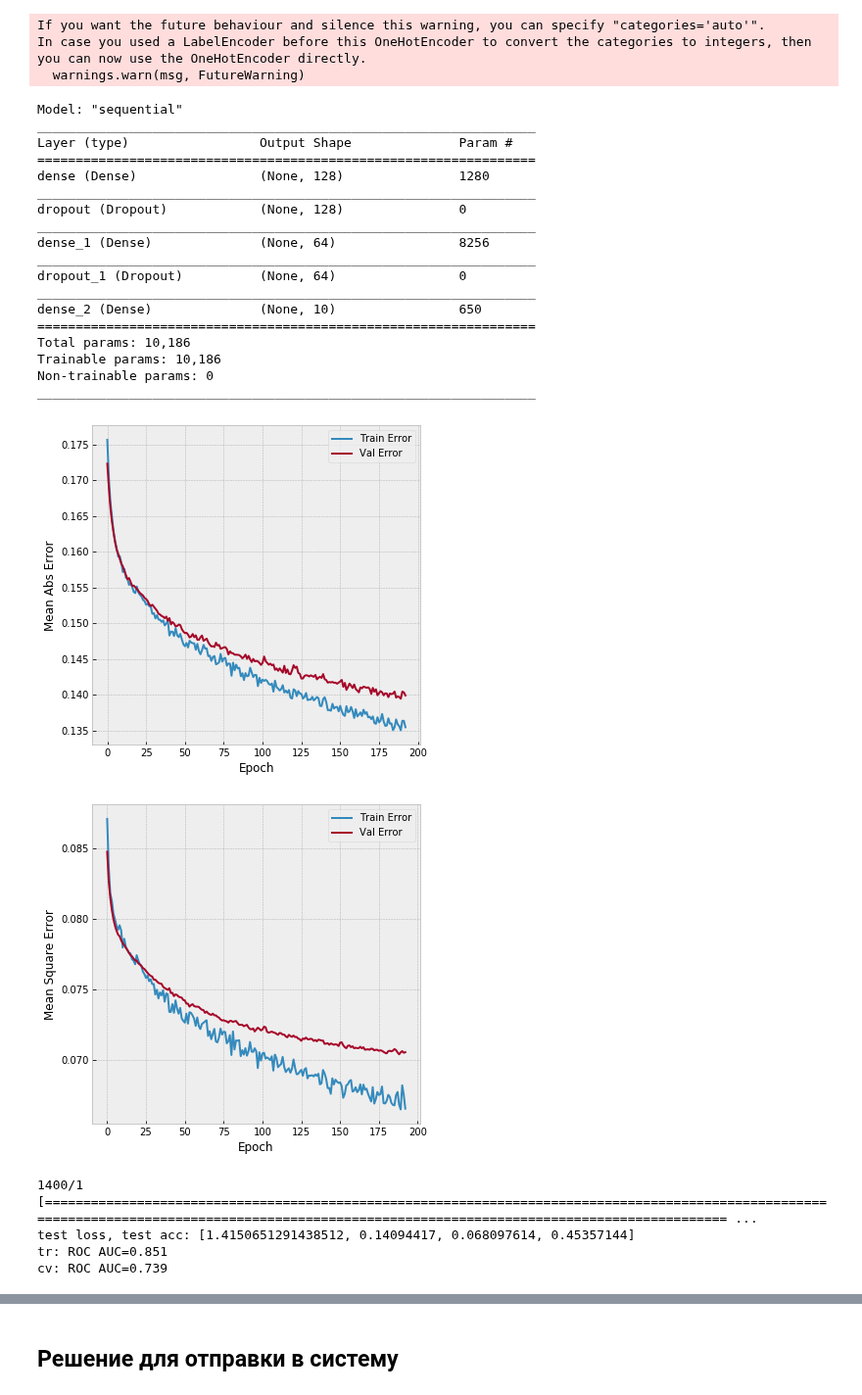
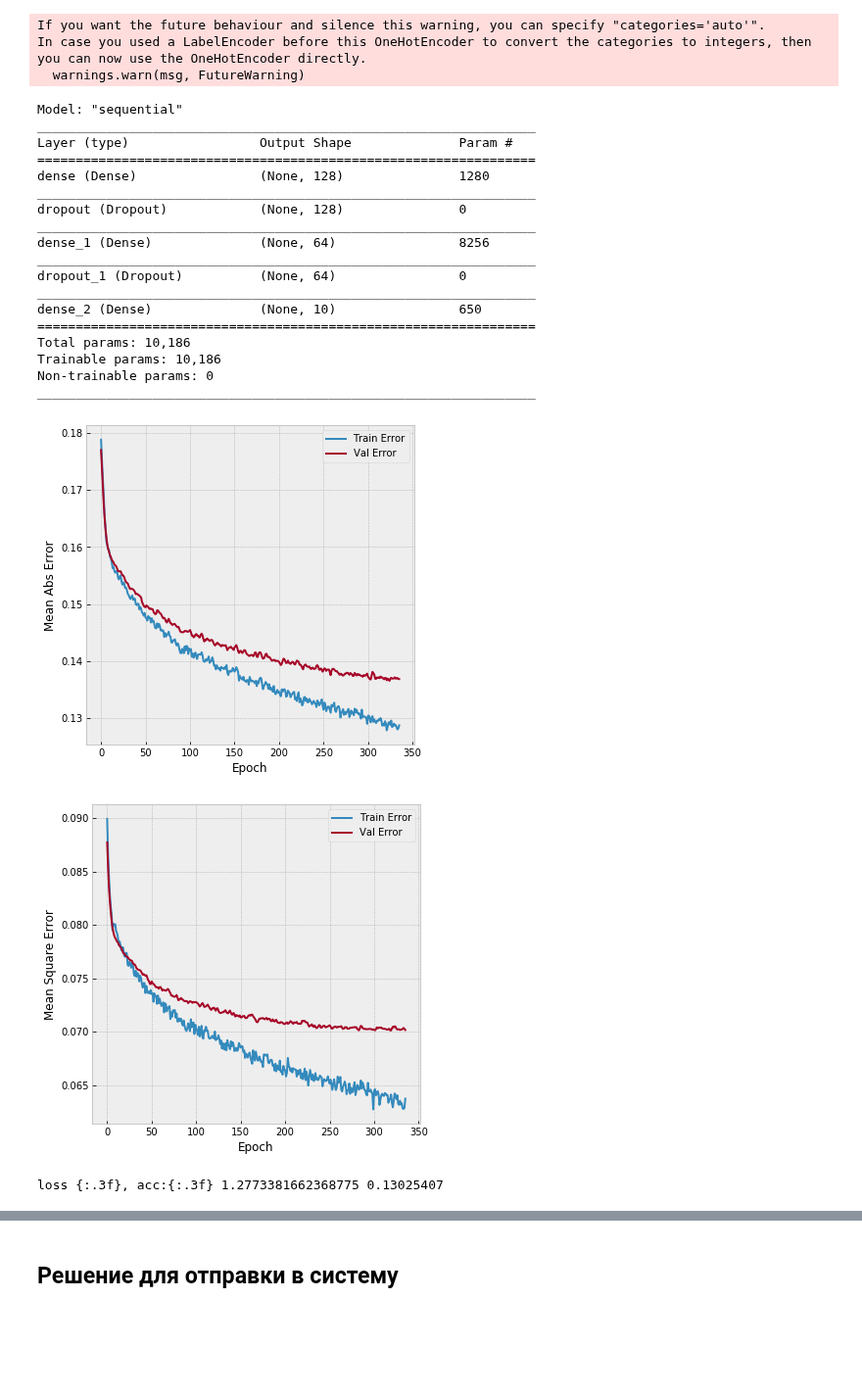
Before and after one commit to andygoosh/wildfire.sberbank.ai, a Jupyter notebook: workinprogress.ipynb, the cells around one changed output, grey strips where cells are left out. Shown at 98% size. Saved outputs shown, nothing was run; the diff lists cells and outputs as text; code cells hidden in the pictures; blank space fills up the shorter version.

```diff
--- a/workinprogress.ipynb
+++ b/workinprogress.ipynb
@@ -276,19 +278,20 @@ In case you used a LabelEncoder before this OneHotEncoder to convert the categor
 ##### 0D model #####
 tf.keras.backend.clear_session()
 
-EPOCHS = 1000
+EPOCHS = 500
 BS = 256
 WINDOW = 0
 FEATURES_NUM = X.shape[1]
 FIRE_TYPE_NUM = y.shape[1]
 
-tr_data, cv_data, y_trn, y_cv = train_test_split(X, y, test_size=0.3, random_state=RS)
+
+'''
+tr_data, cv_data, y_trn, y_cv = train_test_split(X, y, test_size=0.25, random_state=RS)
 
 center, scale = tr_data.mean().values, tr_data.std().values
-#center, scale = 0., 1.
 trn = (tr_data.values - center)/scale
 cvn = (cv_data.values - center)/scale
-
+'''
 with open( 'values.txt', 'w') as infile:
   infile.write(f'{center} {scale}')
   infile.close()
@@ -304,69 +307,79 @@ model = keras.Sequential([
       #layers.Dense(1)
     ])
 optimizer=keras.optimizers.RMSprop(learning_rate=1e-3)
-model.compile(optimizer=optimizer, metrics=['mae', 'mse', 'acc'], loss=keras.losses.CategoricalCrossentropy()) #tf.keras.losses.Huber())
+model.compile(optimizer='adam', metrics=['mae', 'mse', 'acc'], loss=keras.losses.CategoricalCrossentropy()) #tf.keras.losses.Huber())
 
-model.reset_states()
 model.summary()
 lr_schedule = keras.callbacks.ReduceLROnPlateau(verbose=0, factor=0.5)
 
-history = model.fit(trn, y_trn.values,
-          epochs=EPOCHS,
-          batch_size=BS,
-          shuffle=True,
-          use_multiprocessing=True,
-          verbose=0,
-          validation_data=(cvn, y_cv.values),
-          callbacks=[keras.callbacks.EarlyStopping(patience=100, restore_best_weights=True),
-          keras.callbacks.ModelCheckpoint( "my_checkpoint.h5", monitor='val_loss', save_best_only=True ),
-          #lr_schedule
-          ])
+folds = list(skl.model_selection.KFold(n_splits=5, shuffle=True, random_state=RS).split(X, y))
+for j, (train_idx, val_idx) in enumerate(folds):
+
+  tr_data, cv_data = X.iloc[train_idx], X.iloc[val_idx]
+  y_trn, y_cv = y.iloc[train_idx], y.iloc[val_idx]
+
+  center, scale = tr_data.mean().values, tr_data.std().values
+  trn = (tr_data.values - center)/scale
+  cvn = (cv_data.values - center)/scale
+
+  model.reset_states()
+  history = model.fit(trn, y_trn.values,
+            epochs=EPOCHS,
+            batch_size=BS,
+            shuffle=True,
+            use_multiprocessing=True,
+            verbose=0,
+            validation_data=(cvn, y_cv.values),
+            callbacks=[
+            keras.callbacks.EarlyStopping(patience=100, restore_best_weights=True),
+            keras.callbacks.ModelCheckpoint( "my_checkpoint.h5", monitor='val_loss', save_best_only=True ),
+            #lr_schedule
+            ])
+  model = tf.keras.models.load_model('my_checkpoint.h5')
+
+  plot_history(history)
+
+  score = model.evaluate(trn, y_trn.values,
+                          batch_size=BS,
+                          verbose=0,
+                          use_multiprocessing=True)
+  print('loss {:.3f}, acc:{:.3f}'.format(score[0], score[1]))
+
 model = tf.keras.models.load_model('my_checkpoint.h5')
-
-plot_history(history)
-
 model.reset_states()
 
 tr_preds = pd.DataFrame(model.predict(trn, use_multiprocessing=True), index=tr_data.index, columns=columns)
 cv_preds = pd.DataFrame(model.predict(cvn, use_multiprocessing=True), index=cv_data.index, columns=columns)
 
-results = model.evaluate(trn, y_trn.values,
+score = model.evaluate(trn, y_trn.values,
                          batch_size=BS,
+                         verbose=0,
                          use_multiprocessing=True)
-print('test loss, test acc:', results)
-
-'''
-score = model.evaluate(trn, y_trn.values, verbose=0)
-print('Test loss:', score[0])
-print('Test accuracy:', score[1])
-'''
+print('loss {:.3f}, acc:{:.3f}'.format(score[0], score[1]))
 
 auc_trn = skl.metrics.roc_auc_score(y_trn, tr_preds)
 auc_cv = skl.metrics.roc_auc_score(y_cv, cv_preds)
 print('tr: ROC AUC=%.3f' % (auc_trn))
 print('cv: ROC AUC=%.3f' % (auc_cv))
 # %% [output]
 Model: "sequential"
 _________________________________________________________________
 Layer (type)                 Output Shape              Param #
 =================================================================
 dense (Dense)                (None, 128)               1280
 _________________________________________________________________
 dropout (Dropout)            (None, 128)               0
 _________________________________________________________________
 dense_1 (Dense)              (None, 64)                8256
 _________________________________________________________________
 dropout_1 (Dropout)          (None, 64)                0
 _________________________________________________________________
 dense_2 (Dense)              (None, 10)                650
 =================================================================
 Total params: 10,186
 Trainable params: 10,186
 Non-trainable params: 0
 _________________________________________________________________
-[figure, old version]
+[figure, new version]
-[figure, old version]
+[figure, new version]
-1400/1 [================================================================================================================================================================================================ ...
-test loss, test acc: [1.4150651291438512, 0.14094417, 0.068097614, 0.45357144]
-tr: ROC AUC=0.851
-cv: ROC AUC=0.739
+loss {:.3f}, acc:{:.3f} 1.2773381662368775 0.13025407
```
Also changed, not shown: parts of 6 cells of this notebook.
